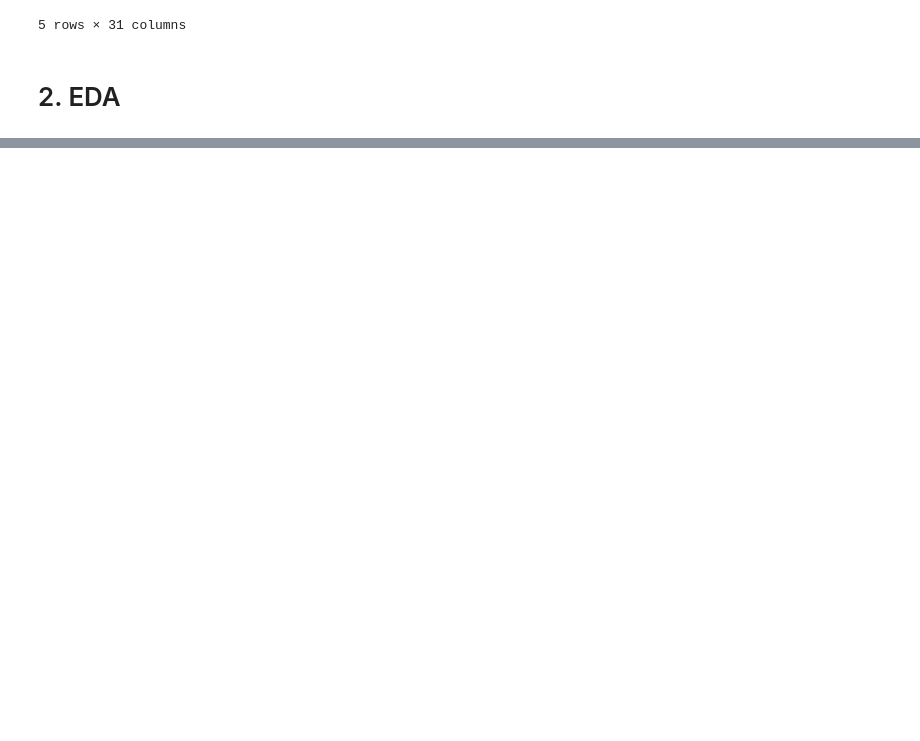
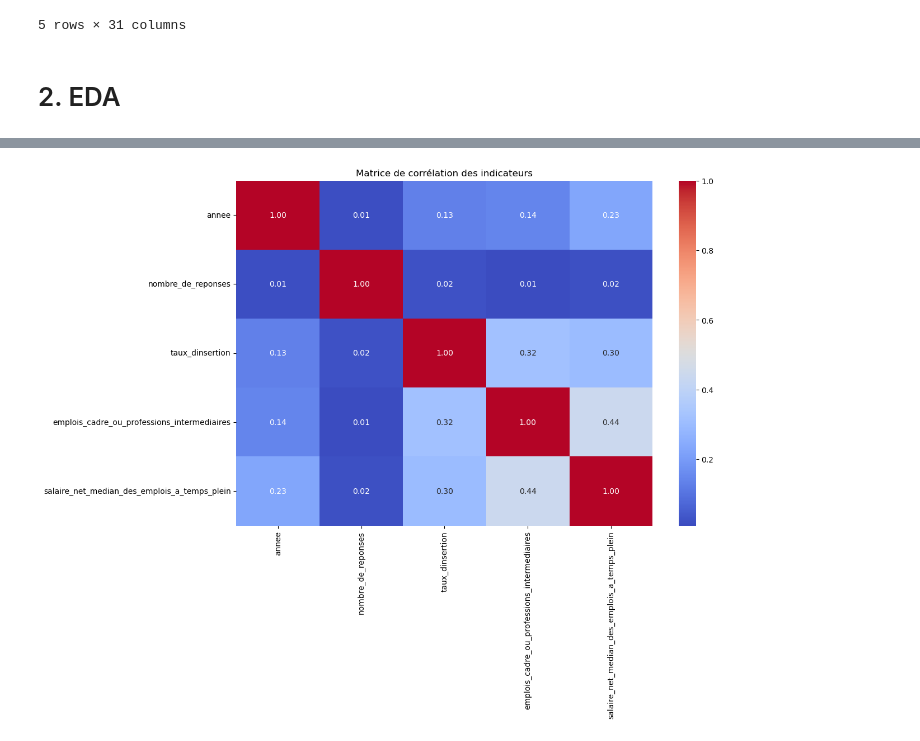
Before and after one commit to mattmathbg/Projet_ML, a Jupyter notebook: Projet.ipynb, the cells around one changed output, grey strips where cells are left out. Cells and saved outputs as stored; diff of their text form; code cells hidden in the pictures; blank space fills up the shorter version.

```diff
--- a/Projet.ipynb
+++ b/Projet.ipynb
@@ -163,0 +195,9 @@ Lignes avant : 19603 -> Lignes après nettoyage : 10856
+# %%
+# Calcul de la corrélation
+plt.figure(figsize=(12, 8))
+corr_matrix = df_clean.select_dtypes(include=[np.number]).corr()
+sns.heatmap(corr_matrix, annot=True, cmap='coolwarm', fmt=".2f")
+plt.title("Matrice de corrélation des indicateurs")
+plt.show()
+# %% [output]
+[figure, added]
```
Also changed, not shown: parts of 7 cells of this notebook.
